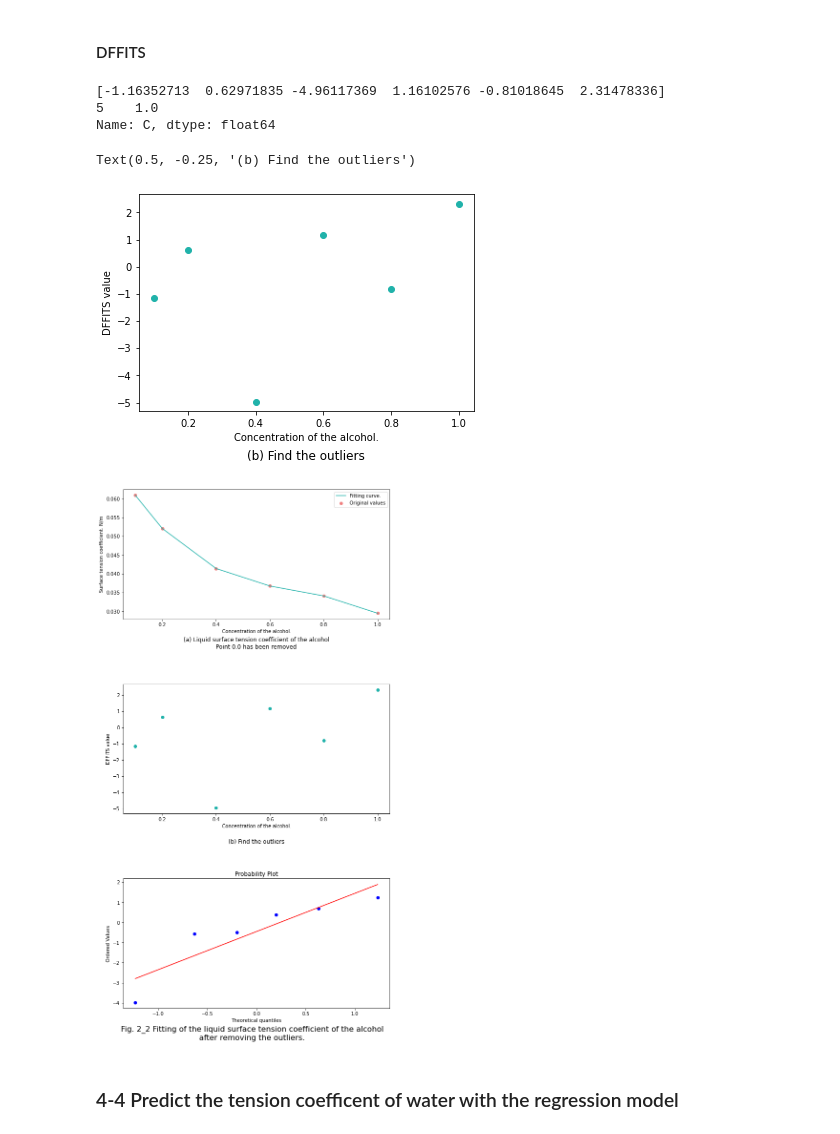
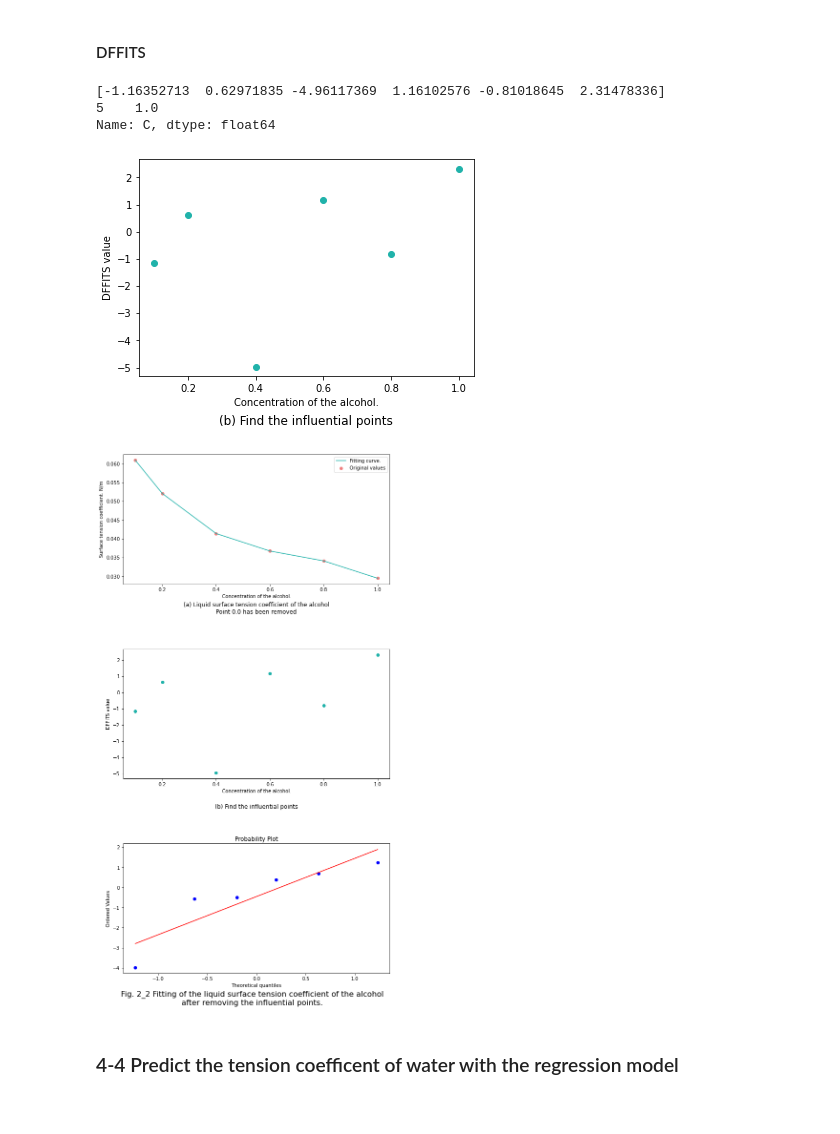
Before and after one commit to Zweig-Wong/SYSU-PHY-EXP, a Jupyter notebook: A2 Liquid surface tension coefficient/A2 Measurement of liquid surface tension coefficient by pulling-escape method.ipynb, the cells around one changed output. Drawn from its saved outputs; the diff is of its cells as text; code cells hidden in the pictures.

```diff
--- a/A2 Liquid surface tension coefficient/A2 Measurement of liquid surface tension coefficient by pulling-escape method.ipynb
+++ b/A2 Liquid surface tension coefficient/A2 Measurement of liquid surface tension coefficient by pulling-escape method.ipynb
@@ -384,19 +384,18 @@ Name: C, dtype: float64
 # %%
 dffits = out_points.dffits[0]
 print(dffits)
 dffits_out = x[dffits > 2 * np.sqrt((X.shape[1] + 1) / X.shape[0])]
 print(dffits_out)
 plt.scatter(x, dffits, color='lightseagreen')
 plt.xlabel('Concentration of the alcohol.')
 plt.ylabel('DFFITS value')
-plt.title('(b) Find the outliers', y=-0.25)
+plt.title('(b) Find the influential points', y=-0.25)
 plt.savefig(r'A2 output\DFFITS2.png', bbox_inches = 'tight', dpi=300)
 # %% [output]
 [-1.16352713  0.62971835 -4.96117369  1.16102576 -0.81018645  2.31478336]
 5    1.0
 Name: C, dtype: float64
-Text(0.5, -0.25, '(b) Find the outliers')
-[figure, old version]
+[figure, new version]
 # %%
 fig, a =  plt.subplots(3,1,figsize=(10, 20))
 
@@ -410,15 +409,15 @@ a[0].set_title('(a) Liquid surface tension coefficient of the alcohol\nPoint 0.0
 a[1].scatter(x, dffits, color='lightseagreen')
 a[1].set_xlabel('Concentration of the alcohol.')
 a[1].set_ylabel('DFFITS value')
-a[1].set_title('(b) Find the outliers', y=-0.25)
+a[1].set_title('(b) Find the influential points', y=-0.25)
 
 stats.probplot(studentized_residual, dist='norm', plot=plt)
 
 plt.subplots_adjust(left=None, bottom=None, right=None, top=None, wspace=0.2, hspace=0.5)
-plt.suptitle('Fig. 2_2 Fitting of the liquid surface tension coefficient of the alcohol\nafter removing the outliers.', y=0.1, fontsize=16)
+plt.suptitle('Fig. 2_2 Fitting of the liquid surface tension coefficient of the alcohol\nafter removing the influential points.', y=0.1, fontsize=16)
 plt.savefig(r'A2 output\fig. 2_2.png', bbox_inches = 'tight', dpi=300)
 # %% [output]
-[figure, old version]
+[figure, new version]
 # %% [markdown]
 ### 4-4 Predict the tension coefficent of water with the regression model
 # %%
```
Also changed, not shown: parts of 9 cells of this notebook, 5 other files.
